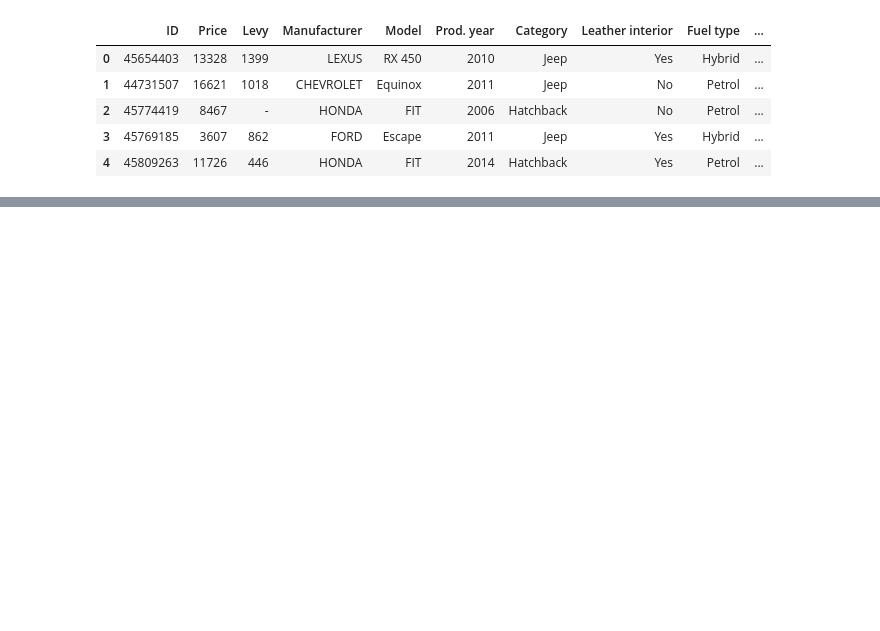
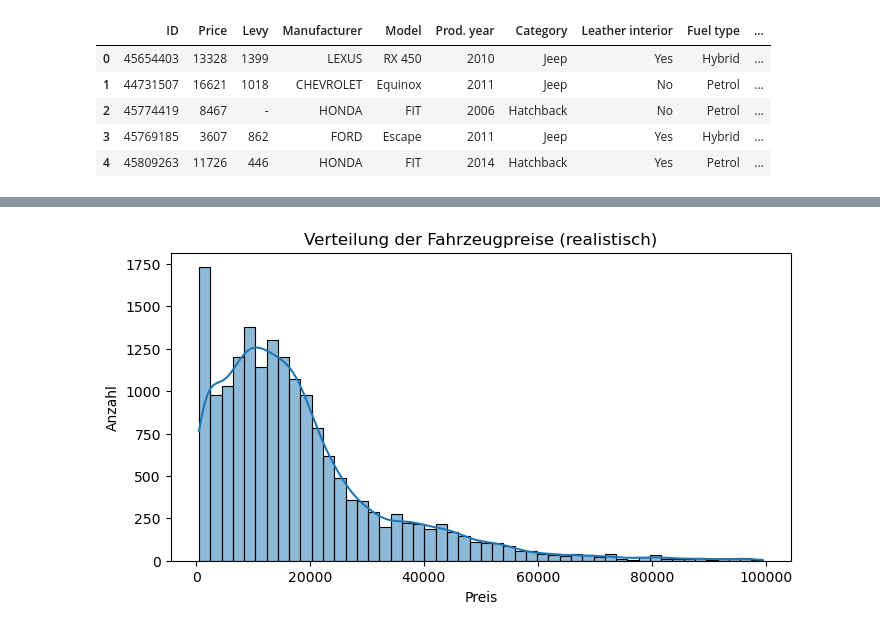
Before and after one commit to obaidullah-Mushtaq/car-price-prediction, a Jupyter notebook: car_price_analysis.ipynb, the cells around one changed output, grey strips where cells are left out. Saved outputs shown, nothing was run; the diff lists cells and outputs as text; code cells hidden in the pictures; blank space fills up the shorter version.

```diff
--- a/car_price_analysis.ipynb
+++ b/car_price_analysis.ipynb
@@ -4,10 +4,21 @@ import numpy as np
 import matplotlib.pyplot as plt
 import seaborn as sns
 
-# CSV laden
 df = pd.read_csv('train.csv')
 
-# Erste 5 Zeilen anzeigen
+# --- Daten bereinigen ---
+
+# "Engine volume" bereinigen → "2.0 Turbo" → 2.0
+df["Engine volume"] = df["Engine volume"].astype(str).str.replace(" Turbo", "", regex=False)
+df["Engine volume"] = pd.to_numeric(df["Engine volume"], errors="coerce")
+
+# "Mileage" bereinigen → "150,000 km" → 150000
+df["Mileage"] = df["Mileage"].astype(str).str.replace(" km", "").str.replace(",", "")
+df["Mileage"] = pd.to_numeric(df["Mileage"], errors="coerce")
+
+features = ["Mileage", "Prod. year", "Engine volume", "Cylinders", "Airbags"]
+X = df[features]
+
 df.head()
 # %% [output]
 |  | ID | Price | Levy | Manufacturer | Model | Prod. year | Category | Leather interior | Fuel type | ... |
@@ -18,0 +55,12 @@ df.head()
+# %%
+# Korrelationen anzeigen
+df_no_extremes = df[df["Price"] >= 500]
+
+plt.figure(figsize=(8, 4))
+sns.histplot(df_no_extremes[df_no_extremes["Price"] < 100000]["Price"], kde=True, bins=50)
+plt.title("Verteilung der Fahrzeugpreise (realistisch)")
+plt.xlabel("Preis")
+plt.ylabel("Anzahl")
+plt.show()
+# %% [output]
+[figure, added]
```
Also changed, not shown: parts of 21 cells of this notebook.
